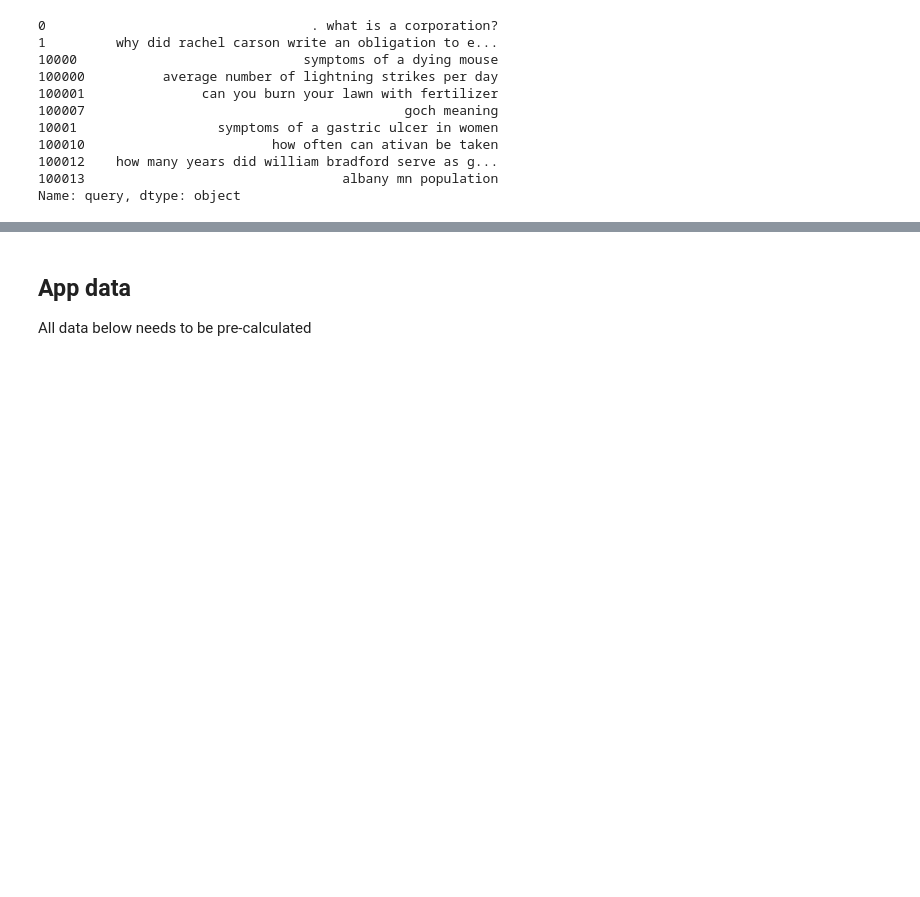
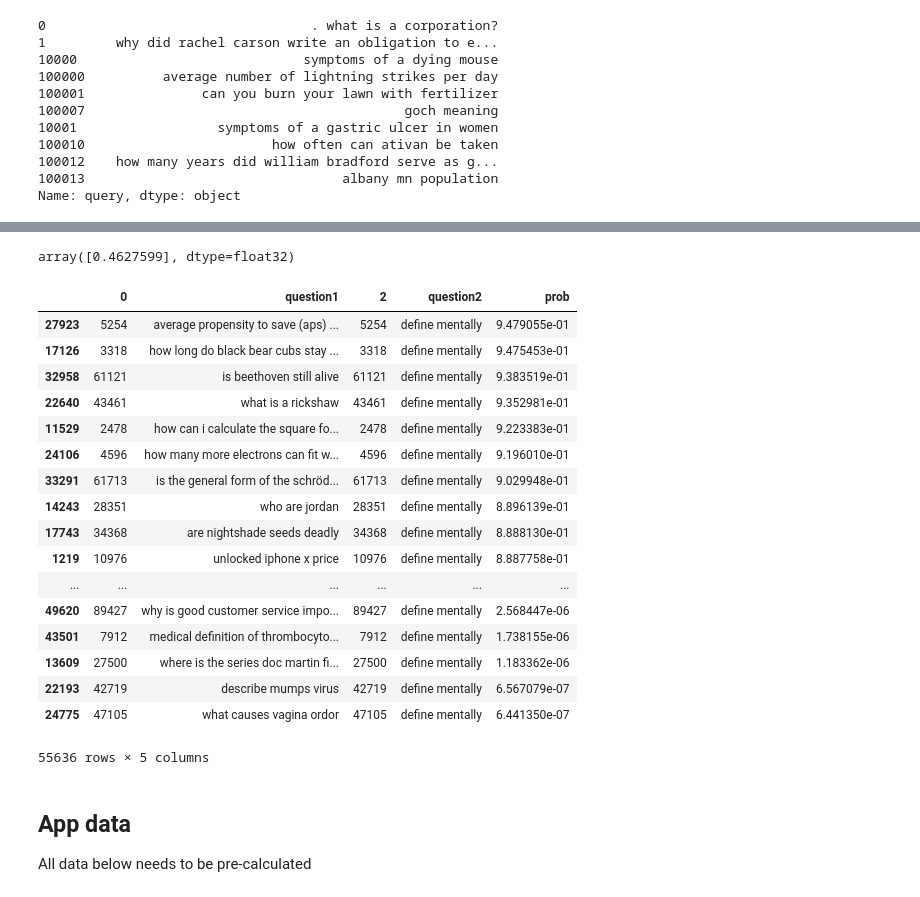
Before and after one commit to jason-sa/question_intent_classification, a Jupyter notebook: py_files/Q&A bot POC.ipynb, the cells around one changed output, grey strips where cells are left out. Cells and saved outputs as stored; diff of their text form; code cells hidden in the pictures; blank space fills up the shorter version.

Commit message:
testing bot model

```diff
--- a/py_files/Q&A bot POC.ipynb
+++ b/py_files/Q&A bot POC.ipynb
@@ -121,3 +132,10 @@ feature_transformation = Pipeline(
         ))
     ]
 )
+# %%
+X = qa_df.rename(columns={'query':'question1'})
+X['id'] = X.index
+X['question2'] = 'define mentally'
+X = X.drop(columns='answers')
+X = X.sort_values('id').reset_index(drop=True)
+X.head()
@@ -123,0 +149,3 @@ feature_transformation = Pipeline(
+# %%
+%%time
+X_transform = feature_transformation.transform(X)
@@ -124,3 +201,34 @@ feature_transformation = Pipeline(
+# %%
+xgb.predict_proba(X_transform[21959].reshape(1, -1))[:, 1]
+# %% [output]
+array([0.4627599], dtype=float32)
+# %%
+xgb = utils.load('xgb_FINAL_model_question_swapped')
+y_probs = xgb.predict_proba(X_transform)[:,1]
+# %%
+X_ind = X.reset_index()
+merge_questions = pd.concat([X_ind, pd.Series(y_probs)], axis=1, sort=False, ignore_index=True)
+merge_questions = merge_questions.rename(columns={1:'question1', 3:'question2', 4:'prob'})
+merge_questions.sort_values('prob', ascending=False)
+# %% [output]
+|  | 0 | question1 | 2 | question2 | prob |
+| 27923 | 5254 | average propensity to save (aps) ... | 5254 | define mentally | 9.479055e-01 |
+| 17126 | 3318 | how long do black bear cubs stay ... | 3318 | define mentally | 9.475453e-01 |
+| 32958 | 61121 | is beethoven still alive | 61121 | define mentally | 9.383519e-01 |
+| 22640 | 43461 | what is a rickshaw | 43461 | define mentally | 9.352981e-01 |
+| 11529 | 2478 | how can i calculate the square fo... | 2478 | define mentally | 9.223383e-01 |
+| 24106 | 4596 | how many more electrons can fit w... | 4596 | define mentally | 9.196010e-01 |
+| 33291 | 61713 | is the general form of the schröd... | 61713 | define mentally | 9.029948e-01 |
+| 14243 | 28351 | who are jordan | 28351 | define mentally | 8.896139e-01 |
+| 17743 | 34368 | are nightshade seeds deadly | 34368 | define mentally | 8.888130e-01 |
+| 1219 | 10976 | unlocked iphone x price | 10976 | define mentally | 8.887758e-01 |
+| ... | ... | ... | ... | ... | ... |
+| 49620 | 89427 | why is good customer service impo... | 89427 | define mentally | 2.568447e-06 |
+| 43501 | 7912 | medical definition of thrombocyto... | 7912 | define mentally | 1.738155e-06 |
+| 13609 | 27500 | where is the series doc martin fi... | 27500 | define mentally | 1.183362e-06 |
+| 22193 | 42719 | describe mumps virus | 42719 | define mentally | 6.567079e-07 |
+| 24775 | 47105 | what causes vagina ordor | 47105 | define mentally | 6.441350e-07 |
+55636 rows × 5 columns
 # %% [markdown]
 ## App data
 
```
Also changed, not shown: parts of 12 cells of this notebook.
